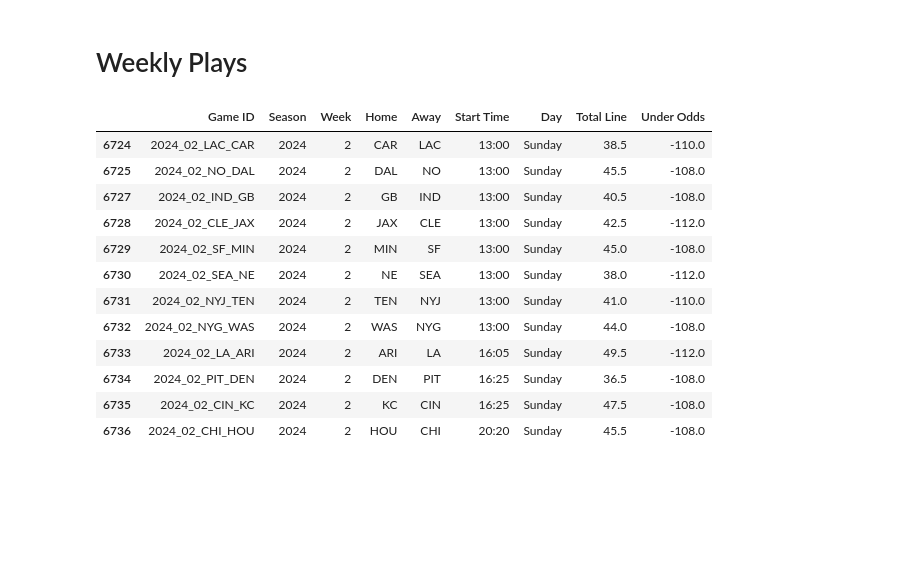
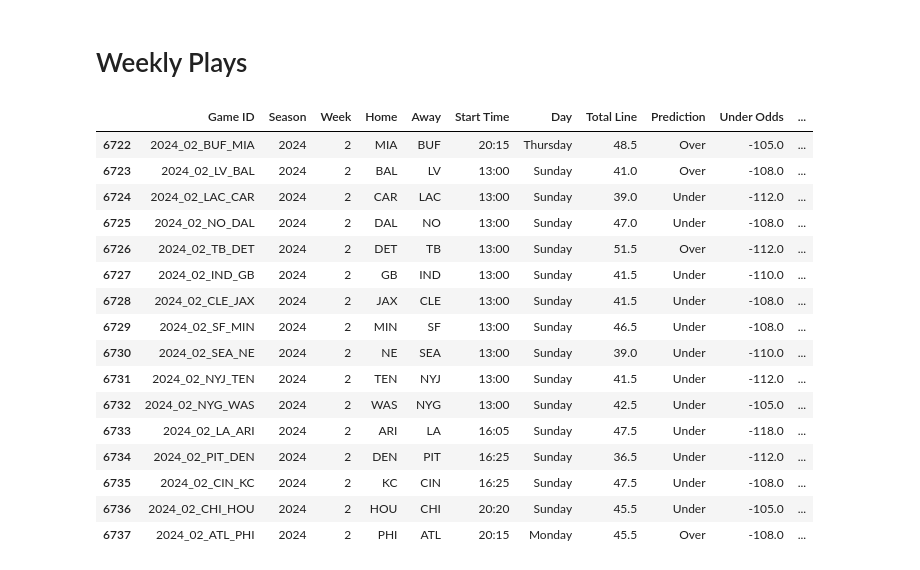
Before and after one commit to parkergeis/NFLUnderPredictor, a Jupyter notebook: OverUnderPredictor_rf.ipynb, the cells around one changed output. Drawn from its saved outputs; the diff is of its cells as text; code cells hidden in the pictures; blank space fills up the shorter version.

```diff
--- a/OverUnderPredictor_rf.ipynb
+++ b/OverUnderPredictor_rf.ipynb
@@ -107,7 +107,7 @@ if np.isnan(predWeek.week.max()):
 else:
     predWeek = predWeek.week.max() + 1
 
-
+predWeek=2
 # Prepare dataframe by dropping irrelevant predictors and formatting columns for KNN
 df['Under'] = np.where(df['total'] < df['total_line'], 1, 0)
 df['Push'] = np.where(df['total'] == df['total_line'], 1, 0)
@@ -130,47 +130,51 @@ dict_roof = {"roof": {"outdoors": 0, "dome": 1, "closed": 2, "open": 3}}
 df.replace(dict_roof, inplace=True)
 dict_surface = {"surface": {"grass": 0, "grass ": 0, "fieldturf": 1, "astroturf": 2, "sportturf": 3, "matrixturf": 4, "astroplay": 5, "a_turf": 6, "dessograss": 7}}
 df.replace(dict_surface, inplace=True)
 dict_surface = {"surface": {"grass": 0, "grass ": 0, "fieldturf": 1, "astroturf": 2, "sportturf": 3, "matrixturf": 4, "astroplay": 5, "a_turf": 6, "dessograss": 7}}
 df.replace(dict_surface, inplace=True)
 
 df = pd.get_dummies(df, drop_first=True, columns=['game_type', 'location', 'stadium_id', 'home_team', 'away_team'])
 
 features = df.drop(['Under', 'Push', 'gameday', 'game_id', 'home_score', 'away_score', 'result', 'total', 'overtime', 'old_game_id', 'gsis', 'nfl_detail_id', 'pfr', 'pff', 'espn', 'ftn', 'away_qb_id', 'home_qb_id', 'away_qb_name', 'home_qb_name', 'away_coach', 'home_coach', 'referee', 'stadium', 'wind', 'temp'], axis=1).columns
 
 train_df = df[(df.season < year) | ((df.season == year) & (df.week < predWeek))]
 test_df = df[(df.season == year) & (df.week == predWeek)]
 train_df.dropna(inplace=True)
 X_train = train_df[features]
 y_train = train_df.Under
 X_test = test_df[features]
 y_test = test_df.Under
 
 from sklearn.ensemble import RandomForestClassifier
 rf = RandomForestClassifier(n_estimators=50, min_samples_split=10, random_state=1)
 rf.fit(X_train, y_train)
 preds = rf.predict(X_test)
 X_test['Prediction'] = preds
+X_test['Prediction'] = np.where(X_test.Prediction == 1, "Under", "Over")
 # Predicted Plays log
 nextPlays = pd.merge(right=X_test, left=currSeason, right_index=True, left_index=True, how='left')
-nextPlays = nextPlays[nextPlays.Prediction == 1]
-nextPlays = nextPlays[['game_id', 'season_x', 'week_x', 'home_team', 'away_team', 'gametime_x', 'weekday_x', 'total_line_x', 'under_odds_x']]
-nextPlays.columns = ['Game ID', 'Season', 'Week', 'Home', 'Away', 'Start Time', 'Day', 'Total Line', 'Under Odds']
-
+nextPlays = nextPlays[['game_id', 'season_x', 'week_x', 'home_team', 'away_team', 'gametime_x', 'weekday_x', 'total_line_x', 'Prediction', 'under_odds_x', 'over_odds_x']]
+nextPlays.columns = ['Game ID', 'Season', 'Week', 'Home', 'Away', 'Start Time', 'Day', 'Total Line', 'Prediction', 'Under Odds', 'Over Odds']
+nextPlays = nextPlays[nextPlays.Week == predWeek]
 # Value cleanup
 dict_day = {"Day": {0: "Sunday", 1: "Monday", 2: "Tuesday", 3: "Wednesday", 4: "Thursday", 5: "Friday", 6: "Saturday"}}
 nextPlays.replace(dict_day, inplace=True)
 nextPlays
 # %% [output]
-|  | Game ID | Season | Week | Home | Away | Start Time | Day | Total Line | Under Odds |
-| 6724 | 2024_02_LAC_CAR | 2024 | 2 | CAR | LAC | 13:00 | Sunday | 38.5 | -110.0 |
-| 6725 | 2024_02_NO_DAL | 2024 | 2 | DAL | NO | 13:00 | Sunday | 45.5 | -108.0 |
-| 6727 | 2024_02_IND_GB | 2024 | 2 | GB | IND | 13:00 | Sunday | 40.5 | -108.0 |
-| 6728 | 2024_02_CLE_JAX | 2024 | 2 | JAX | CLE | 13:00 | Sunday | 42.5 | -112.0 |
-| 6729 | 2024_02_SF_MIN | 2024 | 2 | MIN | SF | 13:00 | Sunday | 45.0 | -108.0 |
-| 6730 | 2024_02_SEA_NE | 2024 | 2 | NE | SEA | 13:00 | Sunday | 38.0 | -112.0 |
-| 6731 | 2024_02_NYJ_TEN | 2024 | 2 | TEN | NYJ | 13:00 | Sunday | 41.0 | -110.0 |
-| 6732 | 2024_02_NYG_WAS | 2024 | 2 | WAS | NYG | 13:00 | Sunday | 44.0 | -108.0 |
-| 6733 | 2024_02_LA_ARI | 2024 | 2 | ARI | LA | 16:05 | Sunday | 49.5 | -112.0 |
-| 6734 | 2024_02_PIT_DEN | 2024 | 2 | DEN | PIT | 16:25 | Sunday | 36.5 | -108.0 |
-| 6735 | 2024_02_CIN_KC | 2024 | 2 | KC | CIN | 16:25 | Sunday | 47.5 | -108.0 |
-| 6736 | 2024_02_CHI_HOU | 2024 | 2 | HOU | CHI | 20:20 | Sunday | 45.5 | -108.0 |
+|  | Game ID | Season | Week | Home | Away | Start Time | Day | Total Line | Prediction | Under Odds | ... |
+| 6722 | 2024_02_BUF_MIA | 2024 | 2 | MIA | BUF | 20:15 | Thursday | 48.5 | Over | -105.0 | ... |
+| 6723 | 2024_02_LV_BAL | 2024 | 2 | BAL | LV | 13:00 | Sunday | 41.0 | Over | -108.0 | ... |
+| 6724 | 2024_02_LAC_CAR | 2024 | 2 | CAR | LAC | 13:00 | Sunday | 39.0 | Under | -112.0 | ... |
+| 6725 | 2024_02_NO_DAL | 2024 | 2 | DAL | NO | 13:00 | Sunday | 47.0 | Under | -108.0 | ... |
+| 6726 | 2024_02_TB_DET | 2024 | 2 | DET | TB | 13:00 | Sunday | 51.5 | Over | -112.0 | ... |
+| 6727 | 2024_02_IND_GB | 2024 | 2 | GB | IND | 13:00 | Sunday | 41.5 | Under | -110.0 | ... |
+| 6728 | 2024_02_CLE_JAX | 2024 | 2 | JAX | CLE | 13:00 | Sunday | 41.5 | Under | -108.0 | ... |
+| 6729 | 2024_02_SF_MIN | 2024 | 2 | MIN | SF | 13:00 | Sunday | 46.5 | Under | -108.0 | ... |
+| 6730 | 2024_02_SEA_NE | 2024 | 2 | NE | SEA | 13:00 | Sunday | 39.0 | Under | -110.0 | ... |
+| 6731 | 2024_02_NYJ_TEN | 2024 | 2 | TEN | NYJ | 13:00 | Sunday | 41.5 | Under | -112.0 | ... |
+| 6732 | 2024_02_NYG_WAS | 2024 | 2 | WAS | NYG | 13:00 | Sunday | 42.5 | Under | -105.0 | ... |
+| 6733 | 2024_02_LA_ARI | 2024 | 2 | ARI | LA | 16:05 | Sunday | 47.5 | Under | -118.0 | ... |
+| 6734 | 2024_02_PIT_DEN | 2024 | 2 | DEN | PIT | 16:25 | Sunday | 36.5 | Under | -112.0 | ... |
+| 6735 | 2024_02_CIN_KC | 2024 | 2 | KC | CIN | 16:25 | Sunday | 47.5 | Under | -108.0 | ... |
+| 6736 | 2024_02_CHI_HOU | 2024 | 2 | HOU | CHI | 20:20 | Sunday | 45.5 | Under | -105.0 | ... |
+| 6737 | 2024_02_ATL_PHI | 2024 | 2 | PHI | ATL | 20:15 | Monday | 45.5 | Over | -108.0 | ... |
```
Also changed, not shown: parts of 3 cells of this notebook.
